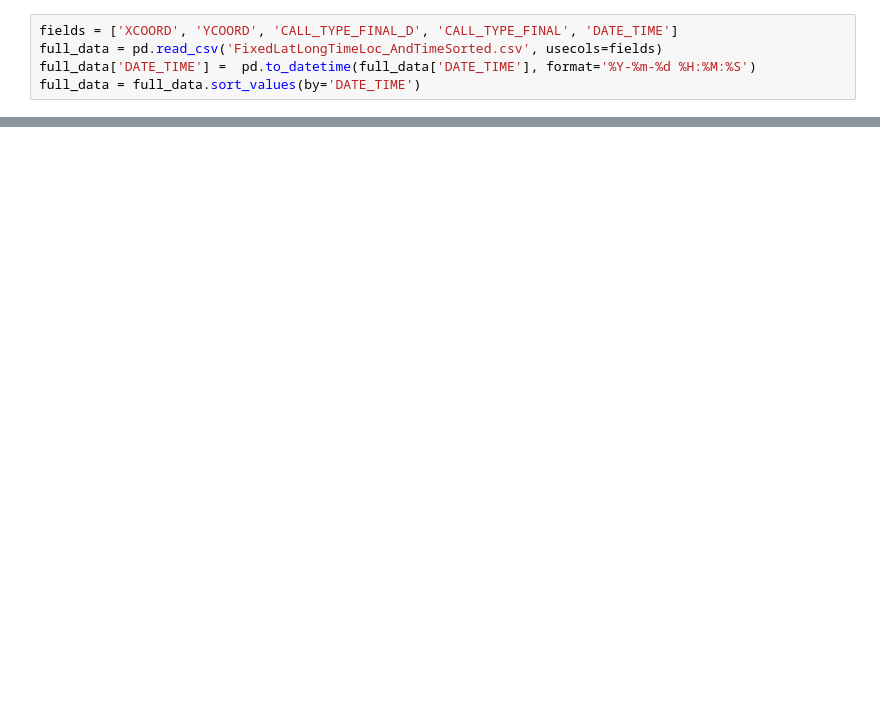
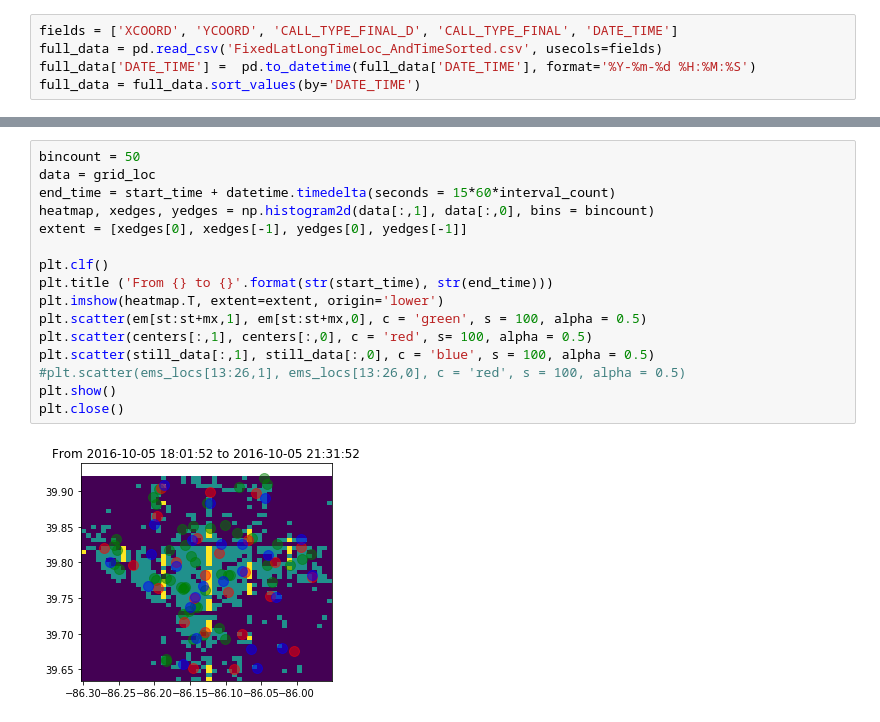
Before and after one commit to rjhosler/IUPUI-REU, a Jupyter notebook: Response Time.ipynb, the cells around one changed output, grey strips where cells are left out. Cells and saved outputs as stored; diff of their text form; blank space fills up the shorter version.

Commit message:
Response time stuff

```diff
--- a/Response Time.ipynb
+++ b/Response Time.ipynb
@@ -32,3 +61,21 @@ centers = cluster.get_centers()
+# %%
+bincount = 50
+data = grid_loc
+end_time = start_time + datetime.timedelta(seconds = 15*60*interval_count)
+heatmap, xedges, yedges = np.histogram2d(data[:,1], data[:,0], bins = bincount)
+extent = [xedges[0], xedges[-1], yedges[0], yedges[-1]]
+
+plt.clf()
+plt.title ('From {} to {}'.format(str(start_time), str(end_time)))
+plt.imshow(heatmap.T, extent=extent, origin='lower')
+plt.scatter(em[st:st+mx,1], em[st:st+mx,0], c = 'green', s = 100, alpha = 0.5)
+plt.scatter(centers[:,1], centers[:,0], c = 'red', s= 100, alpha = 0.5)
+plt.scatter(still_data[:,1], still_data[:,0], c = 'blue', s = 100, alpha = 0.5)
+#plt.scatter(ems_locs[13:26,1], ems_locs[13:26,0], c = 'red', s = 100, alpha = 0.5)
+plt.show()
+plt.close()
+# %% [output]
+[figure, added]
 # %%
 all_driving = np.empty ([0])
 tp_rm_any = False
```
Also changed, not shown: parts of 23 cells of this notebook.
